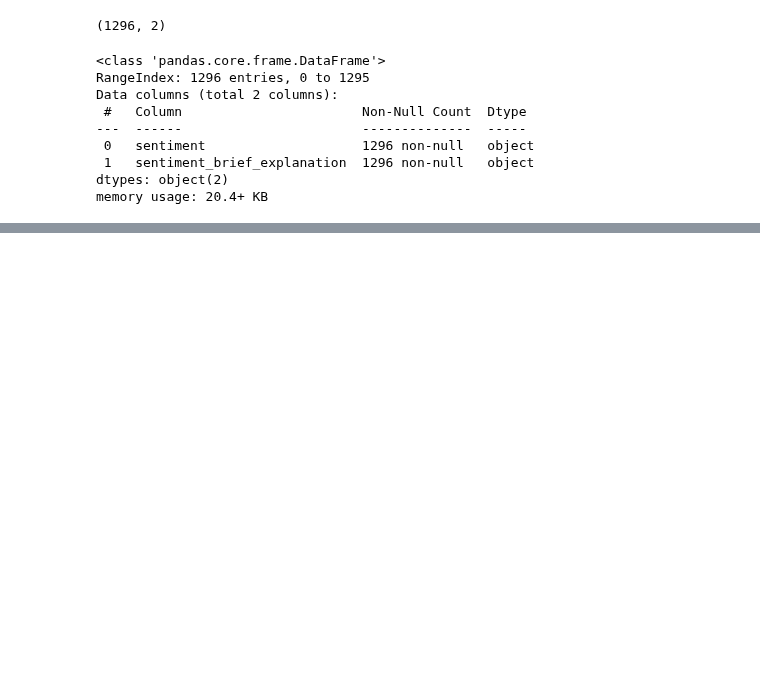
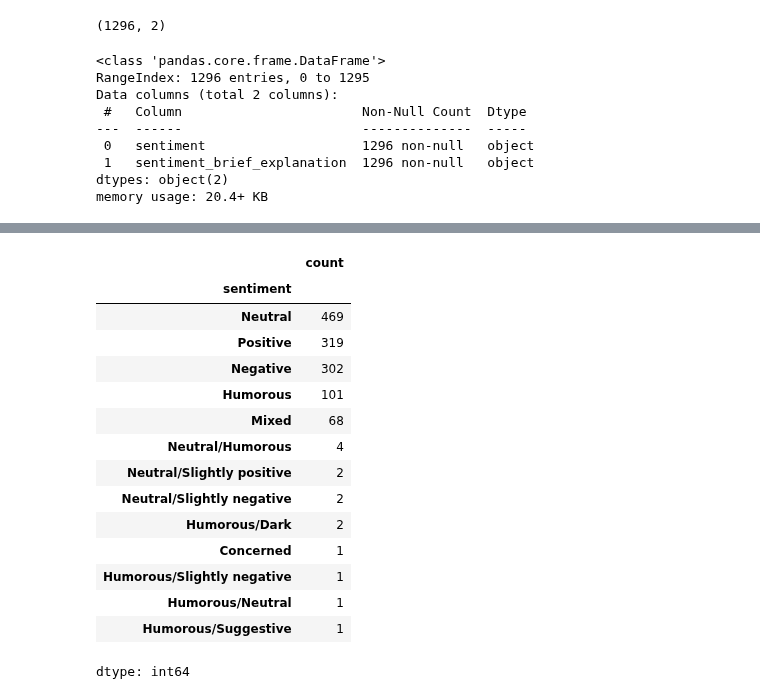
Before and after one commit to kkrusere/youTube-comments-Analyzer, a Jupyter notebook: YT_comments_data_prep.ipynb, the cells around one changed output, grey strips where cells are left out. Saved outputs shown, nothing was run; the diff lists cells and outputs as text; code cells hidden in the pictures; blank space fills up the shorter version.

```diff
--- a/YT_comments_data_prep.ipynb
+++ b/YT_comments_data_prep.ipynb
@@ -317,0 +347,4 @@ sample_comments_and_sentiment_df.to_csv('sample_comments_and_sentiment.csv', ind
+# %%
+# Drop rows where 'comment_text' is null
+sample_comments_and_sentiment_df.dropna(subset=['comment_text'], inplace=True)
+sample_comments_and_sentiment_df.info()
@@ -317,0 +364,19 @@ sample_comments_and_sentiment_df.to_csv('sample_comments_and_sentiment.csv', ind
+# %%
+sample_comments_and_sentiment_df['sentiment'].value_counts()
+# %% [output]
+|  | count |
+| sentiment |  |
+| Neutral | 469 |
+| Positive | 319 |
+| Negative | 302 |
+| Humorous | 101 |
+| Mixed | 68 |
+| Neutral/Humorous | 4 |
+| Neutral/Slightly positive | 2 |
+| Neutral/Slightly negative | 2 |
+| Humorous/Dark | 2 |
+| Concerned | 1 |
+| Humorous/Slightly negative | 1 |
+| Humorous/Neutral | 1 |
+| Humorous/Suggestive | 1 |
+dtype: int64
```
Also changed, not shown: parts of 7 cells of this notebook.
